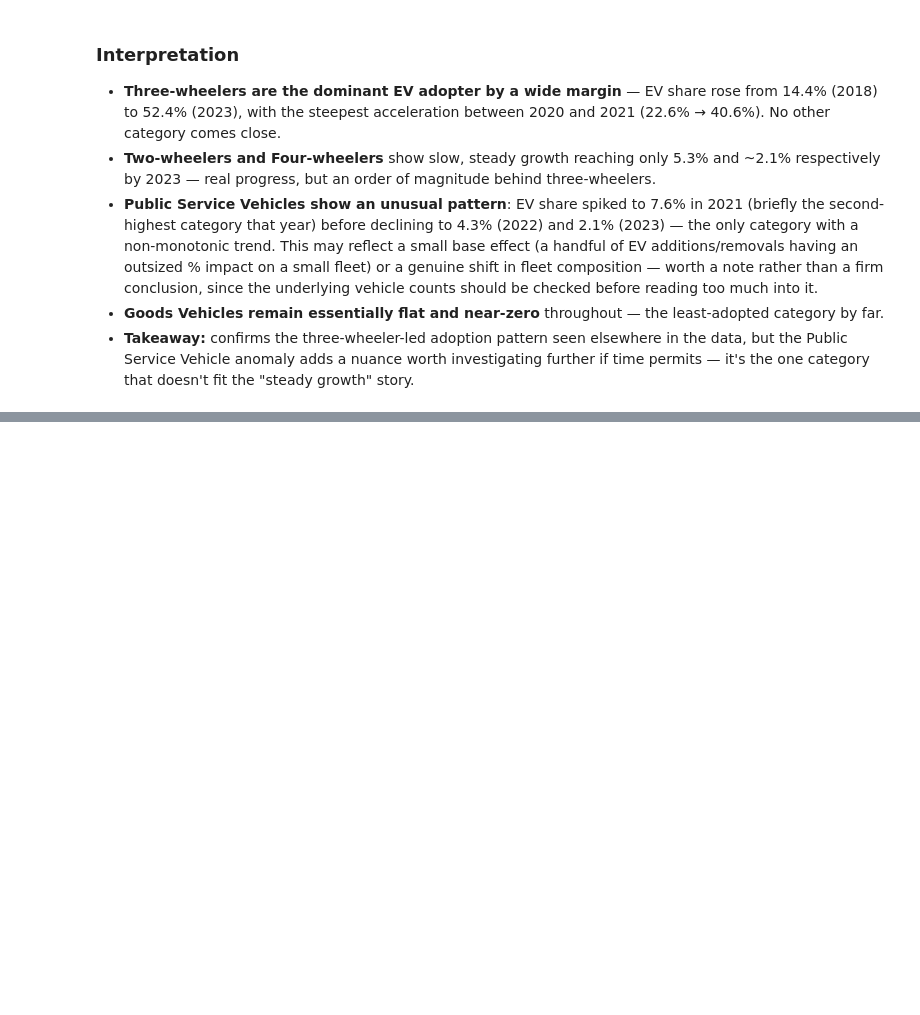
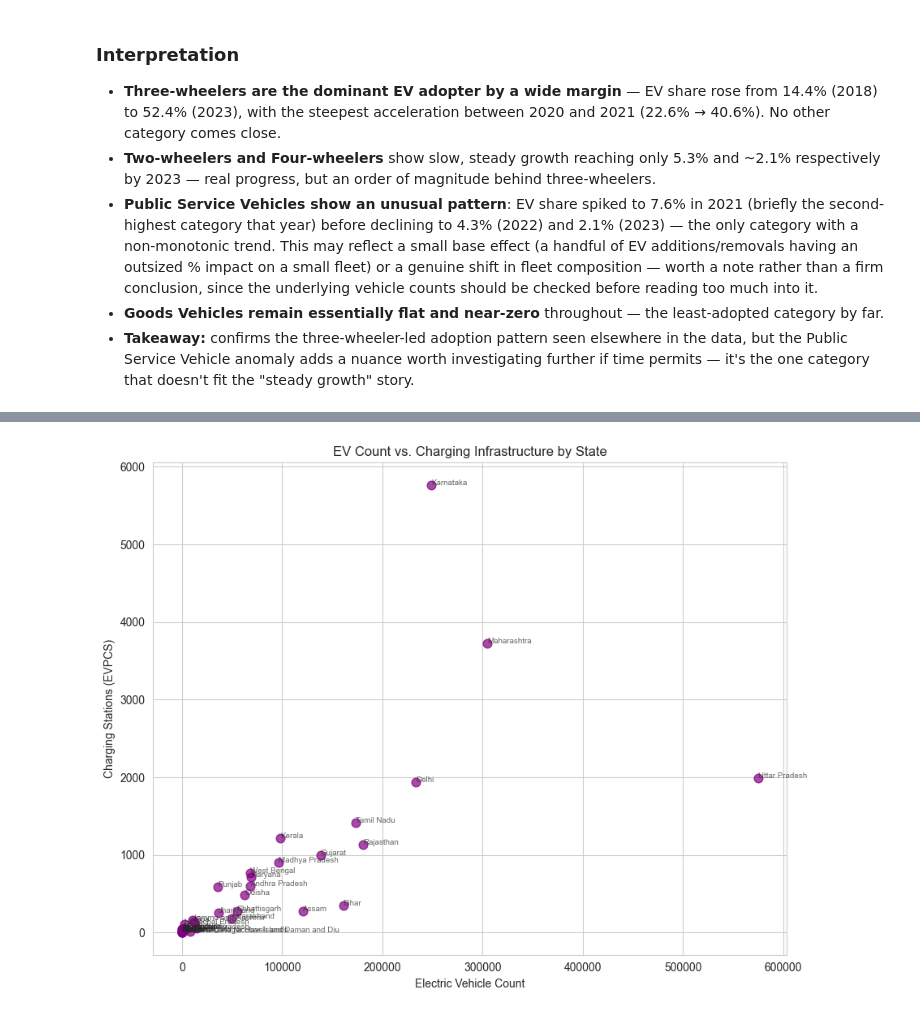
Before and after one commit to RitikaSen27/Automobile-sales-and-EV-adoption-trends, a Jupyter notebook: ev_analysis.ipynb, the cells around one changed output, grey strips where cells are left out. Saved outputs shown, nothing was run; the diff lists cells and outputs as text; code cells hidden in the pictures; blank space fills up the shorter version.

```diff
--- a/ev_analysis.ipynb
+++ b/ev_analysis.ipynb
@@ -168,0 +199,9 @@ plt.show()
+# %%
+# merge the two state-level tables on state name
+merged = df_electric[["state", "count"]].rename(columns={"count": "ev_count"}).merge(
+    df_evpcs[["state", "count"]].rename(columns={"count": "charging_count"}),
+    on="state", how="inner"
+)
+
+print(f"States matched: {len(merged)}")
+merged.head(10)
@@ -168,0 +221,14 @@ plt.show()
+# %%
+fig, ax = plt.subplots(figsize=(9, 7))
+ax.scatter(merged["ev_count"], merged["charging_count"], alpha=0.7, s=60, color='purple')
+
+for _, row in merged.iterrows():
+    ax.annotate(row["state"], (row["ev_count"], row["charging_count"]), fontsize=7, alpha=0.7)
+
+ax.set_xlabel("Electric Vehicle Count")
+ax.set_ylabel("Charging Stations (EVPCS)")
+ax.set_title("EV Count vs. Charging Infrastructure by State")
+plt.tight_layout()
+plt.show()
+# %% [output]
+[figure, added]
```
Also changed, not shown: parts of 4 cells of this notebook.
